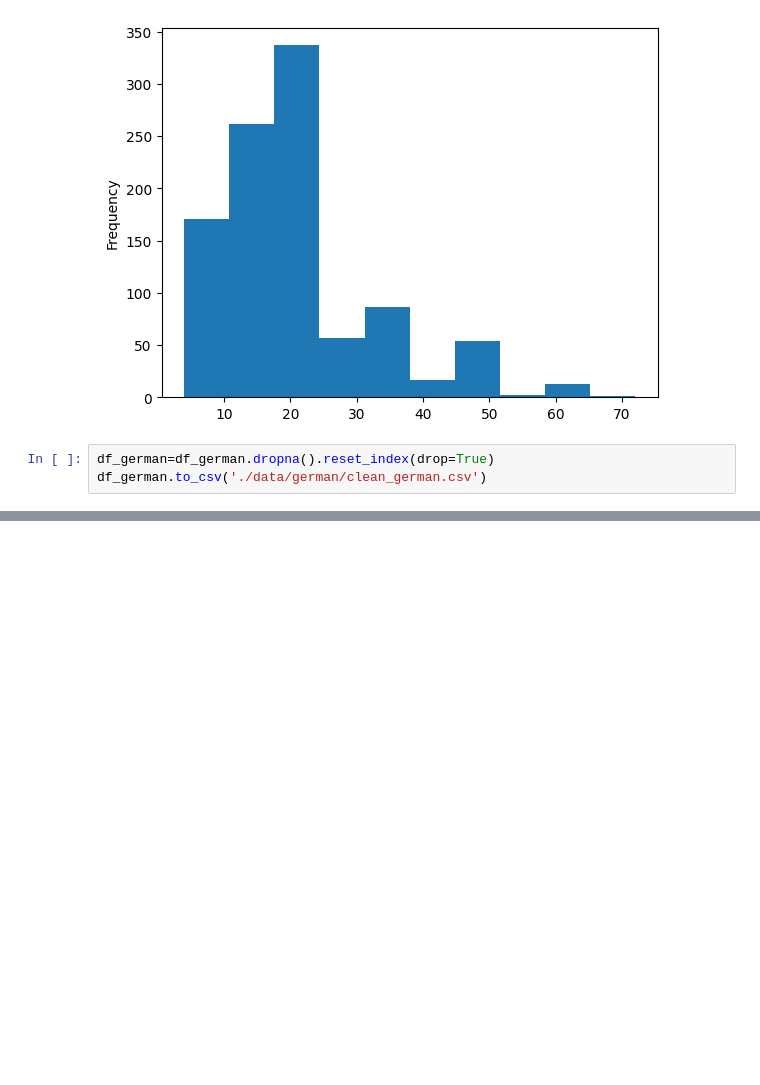
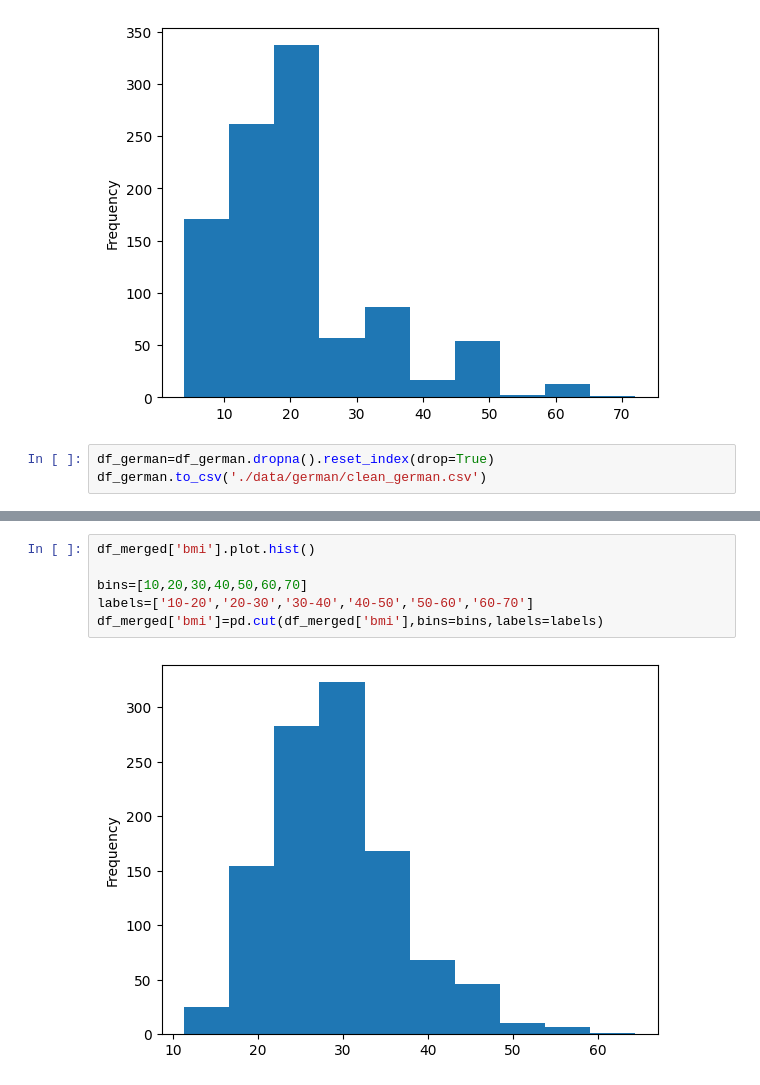
Before and after one commit to Shaojieee/Classification-Based-on-Association, a Jupyter notebook: Data Cleaning.ipynb, the cells around one changed output, grey strips where cells are left out. Cells and saved outputs as stored; diff of their text form; blank space fills up the shorter version.

```diff
--- a/Data Cleaning.ipynb
+++ b/Data Cleaning.ipynb
@@ -127,0 +151,8 @@ df_german.to_csv('./data/german/clean_german.csv')
+# %%
+df_merged['bmi'].plot.hist()
+
+bins=[10,20,30,40,50,60,70]
+labels=['10-20','20-30','30-40','40-50','50-60','60-70']
+df_merged['bmi']=pd.cut(df_merged['bmi'],bins=bins,labels=labels)
+# %% [output]
+[figure, added]
```
Also changed, not shown: parts of 29 cells of this notebook, 13 other files.
